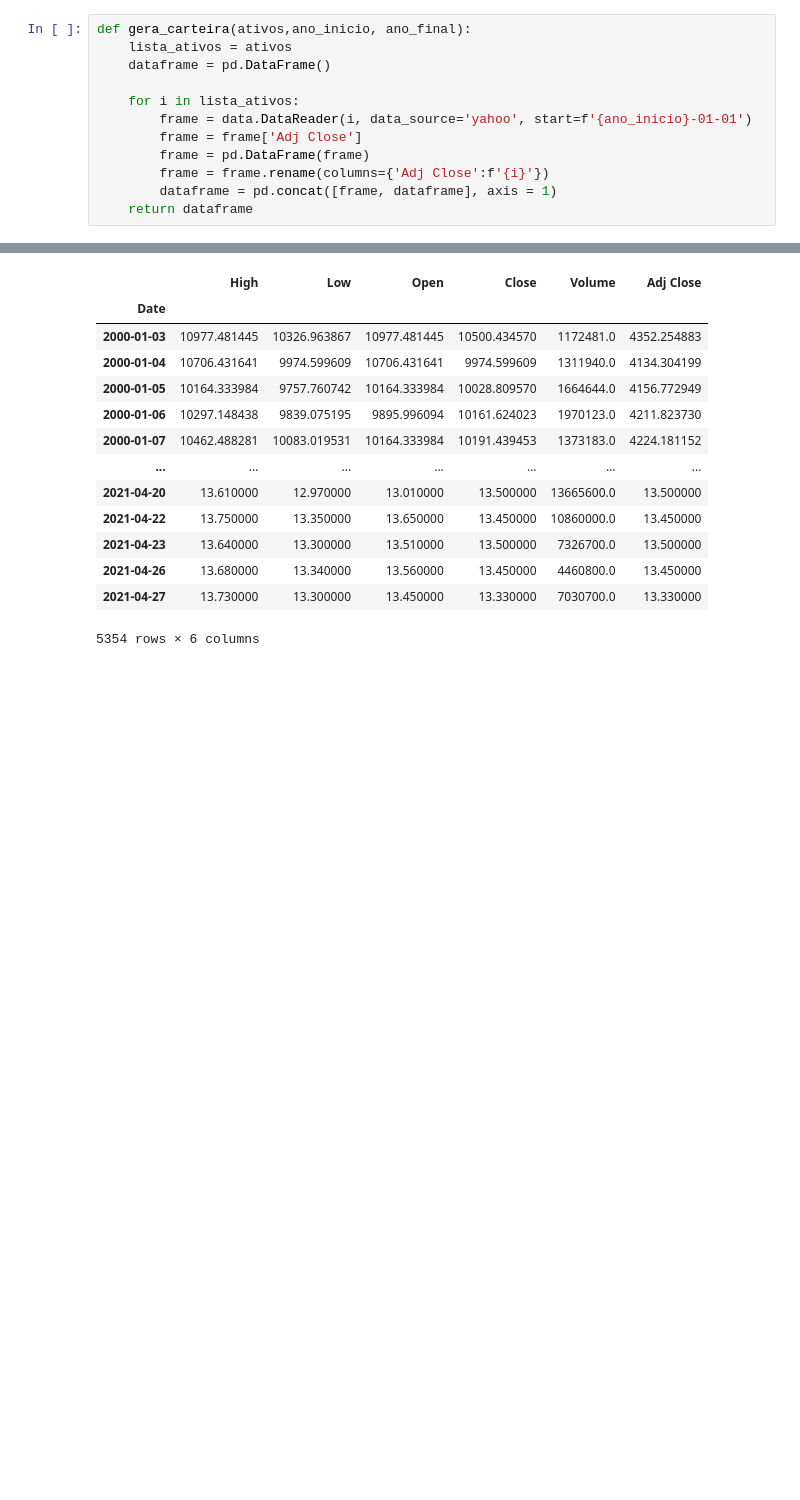
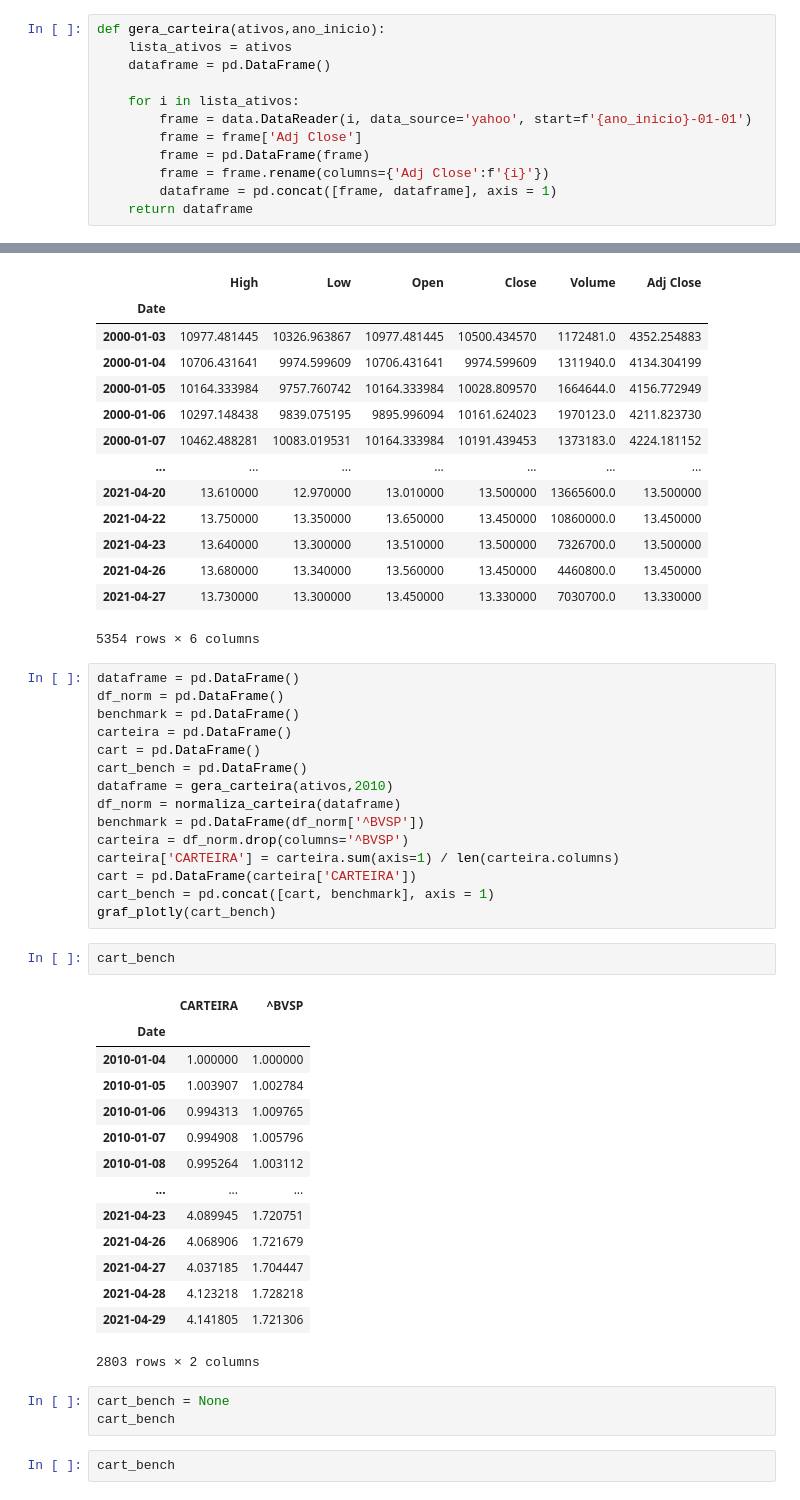
Before and after one commit to emersonsoaressc/economics, a Jupyter notebook: Analise_carteira_project.ipynb, the cells around one changed output, grey strips where cells are left out. Cells and saved outputs as stored; diff of their text form; blank space fills up the shorter version.

```diff
--- a/Analise_carteira_project.ipynb
+++ b/Analise_carteira_project.ipynb
@@ -18,7 +18,7 @@ ativos
 # %% [markdown]
 ### Normalização da carteira
 # %%
-def gera_carteira(ativos,ano_inicio, ano_final):
+def gera_carteira(ativos,ano_inicio):
     lista_ativos = ativos
     dataframe = pd.DataFrame()
 
@@ -97,3 +97,40 @@ frame
 | 2021-04-26 | 13.680000 | 13.340000 | 13.560000 | 13.450000 | 4460800.0 | 13.450000 |
 | 2021-04-27 | 13.730000 | 13.300000 | 13.450000 | 13.330000 | 7030700.0 | 13.330000 |
 5354 rows × 6 columns
+# %%
+dataframe = pd.DataFrame()
+df_norm = pd.DataFrame()
+benchmark = pd.DataFrame()
+carteira = pd.DataFrame()
+cart = pd.DataFrame()
+cart_bench = pd.DataFrame()
+dataframe = gera_carteira(ativos,2010)
+df_norm = normaliza_carteira(dataframe)
+benchmark = pd.DataFrame(df_norm['^BVSP'])
+carteira = df_norm.drop(columns='^BVSP')
+carteira['CARTEIRA'] = carteira.sum(axis=1) / len(carteira.columns)
+cart = pd.DataFrame(carteira['CARTEIRA'])
+cart_bench = pd.concat([cart, benchmark], axis = 1)
+graf_plotly(cart_bench)
+# %%
+cart_bench
+# %% [output]
+|  | CARTEIRA | ^BVSP |
+| Date |  |  |
+| 2010-01-04 | 1.000000 | 1.000000 |
+| 2010-01-05 | 1.003907 | 1.002784 |
+| 2010-01-06 | 0.994313 | 1.009765 |
+| 2010-01-07 | 0.994908 | 1.005796 |
+| 2010-01-08 | 0.995264 | 1.003112 |
+| ... | ... | ... |
+| 2021-04-23 | 4.089945 | 1.720751 |
+| 2021-04-26 | 4.068906 | 1.721679 |
+| 2021-04-27 | 4.037185 | 1.704447 |
+| 2021-04-28 | 4.123218 | 1.728218 |
+| 2021-04-29 | 4.141805 | 1.721306 |
+2803 rows × 2 columns
+# %%
+cart_bench = None
+cart_bench
+# %%
+cart_bench
```
Also changed, not shown: 1 other file.
